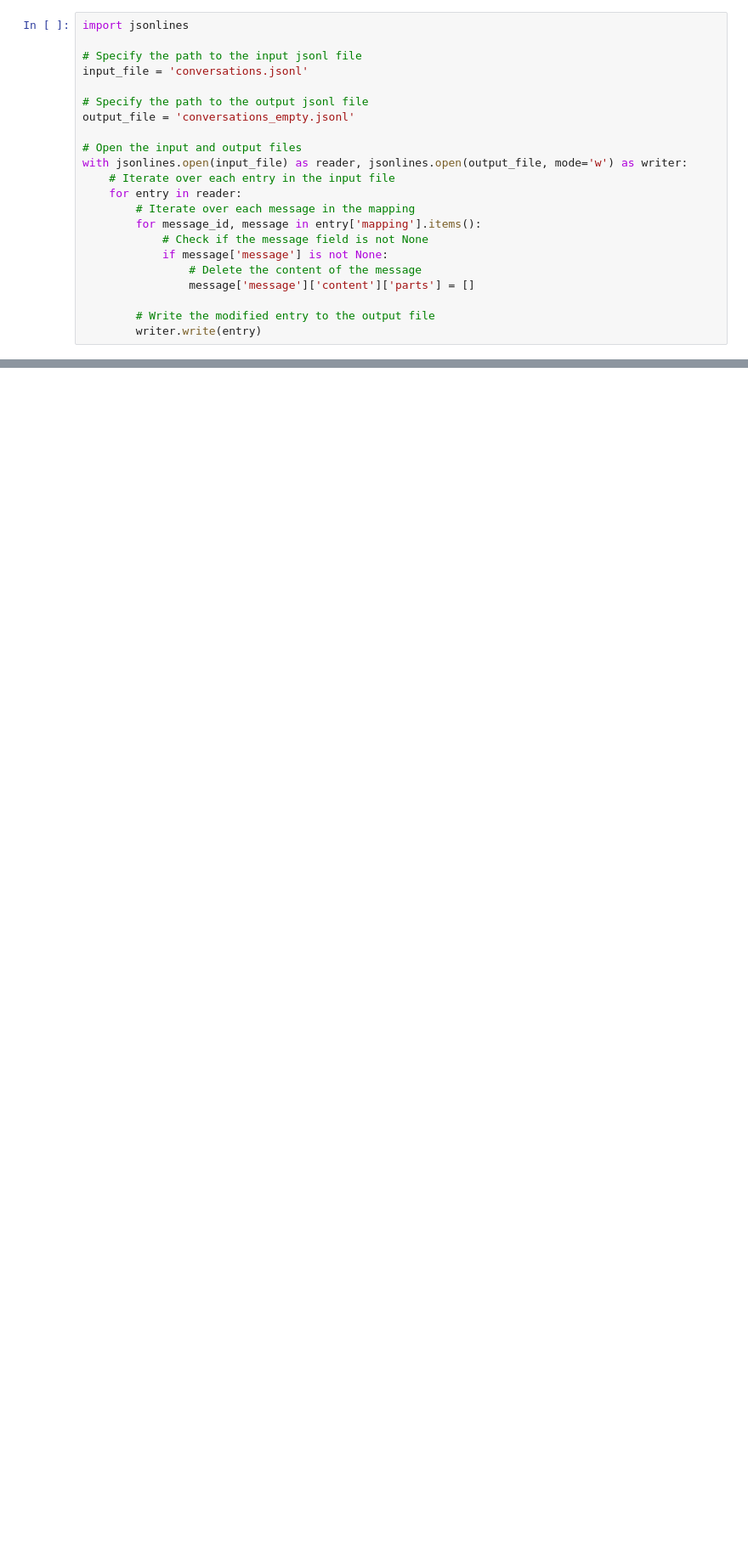
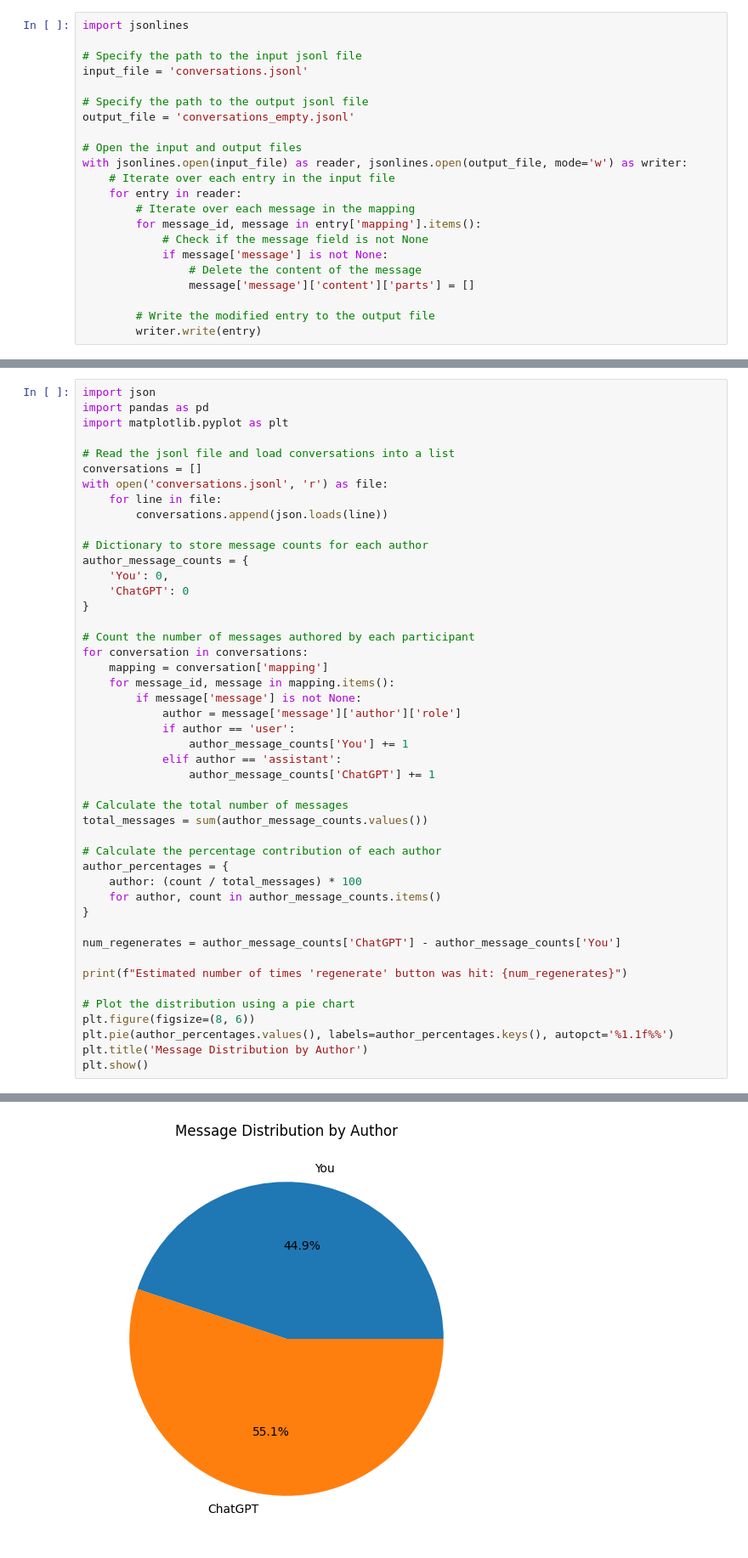
Before and after one commit to Ellysian/CS210-Project, a Jupyter notebook: analyze.ipynb, the cells around one changed output, grey strips where cells are left out. Shown at 85% size. Drawn from its saved outputs; the diff is of its cells as text; blank space fills up the shorter version.

```diff
--- a/analyze.ipynb
+++ b/analyze.ipynb
@@ -42,0 +278,47 @@ with jsonlines.open(input_file) as reader, jsonlines.open(output_file, mode='w')
+# %%
+import json
+import pandas as pd
+import matplotlib.pyplot as plt
+
+# Read the jsonl file and load conversations into a list
+conversations = []
+with open('conversations.jsonl', 'r') as file:
+    for line in file:
+        conversations.append(json.loads(line))
+
+# Dictionary to store message counts for each author
+author_message_counts = {
+    'You': 0,
+    'ChatGPT': 0
+}
+
+# Count the number of messages authored by each participant
+for conversation in conversations:
+    mapping = conversation['mapping']
+    for message_id, message in mapping.items():
+        if message['message'] is not None:
+            author = message['message']['author']['role']
+            if author == 'user':
+                author_message_counts['You'] += 1
+            elif author == 'assistant':
+                author_message_counts['ChatGPT'] += 1
+
+# Calculate the total number of messages
+total_messages = sum(author_message_counts.values())
+
+# Calculate the percentage contribution of each author
+author_percentages = {
+    author: (count / total_messages) * 100
+    for author, count in author_message_counts.items()
+}
+
+num_regenerates = author_message_counts['ChatGPT'] - author_message_counts['You']
+
+print(f"Estimated number of times 'regenerate' button was hit: {num_regenerates}")
+
+# Plot the distribution using a pie chart
+plt.figure(figsize=(8, 6))
+plt.pie(author_percentages.values(), labels=author_percentages.keys(), autopct='%1.1f%%')
+plt.title('Message Distribution by Author')
+plt.show()
+# %% [output]
@@ -42,0 +327 @@ with jsonlines.open(input_file) as reader, jsonlines.open(output_file, mode='w')
+[figure, added]
```
Also changed, not shown: parts of 25 cells of this notebook.
